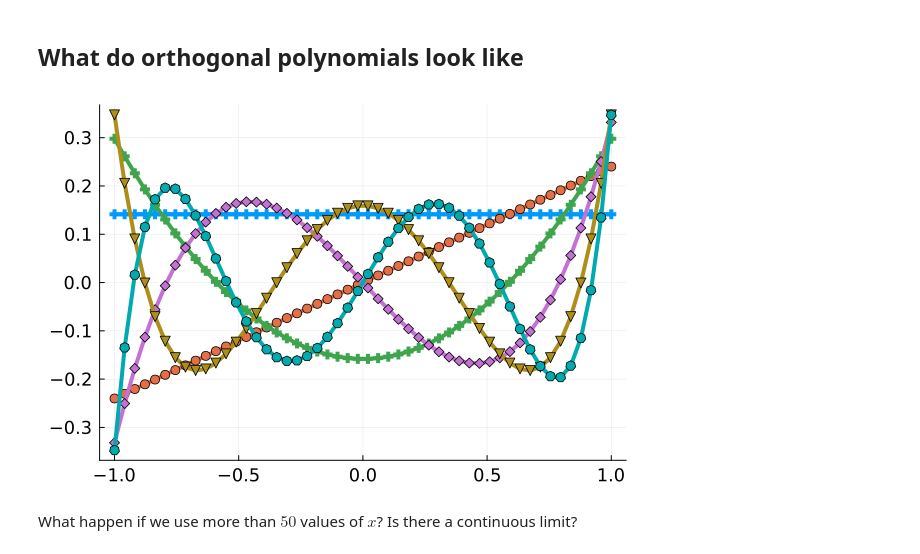
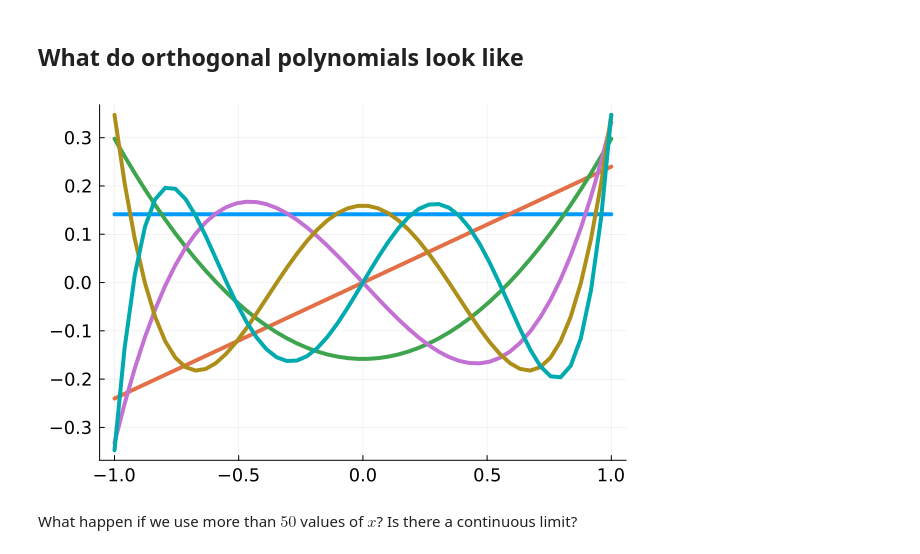
Before and after one commit to jeremylt/csci-3656-fall-2025, a Jupyter notebook: source/notebooks/2025-09-22-Gram-Schmidt.ipynb, the cells around one changed output. Saved outputs shown, nothing was run; the diff lists cells and outputs as text; code cells hidden in the pictures.

```diff
--- a/source/notebooks/2025-09-22-Gram-Schmidt.ipynb
+++ b/source/notebooks/2025-09-22-Gram-Schmidt.ipynb
@@ -145,11 +145,11 @@ norm(Q * R - A) = 4.3681794554507014e-16
 # %%
 # Let's look at 6 orthonormal polynomials
 x = LinRange(-1, 1, 50)
 A = vander(x, 6)
 Q, R = gram_schmidt_naive(A)
-plot(x, Q, marker=:auto, legend=:none)
+plot(x, Q, legend=:none)
 # %% [output]
-[figure, old version]
+[figure, new version]
 # %% [markdown]
 What happen if we use more than $50$ values of $x$?
 Is there a continuous limit?
```
Also changed, not shown: 2 other files.
